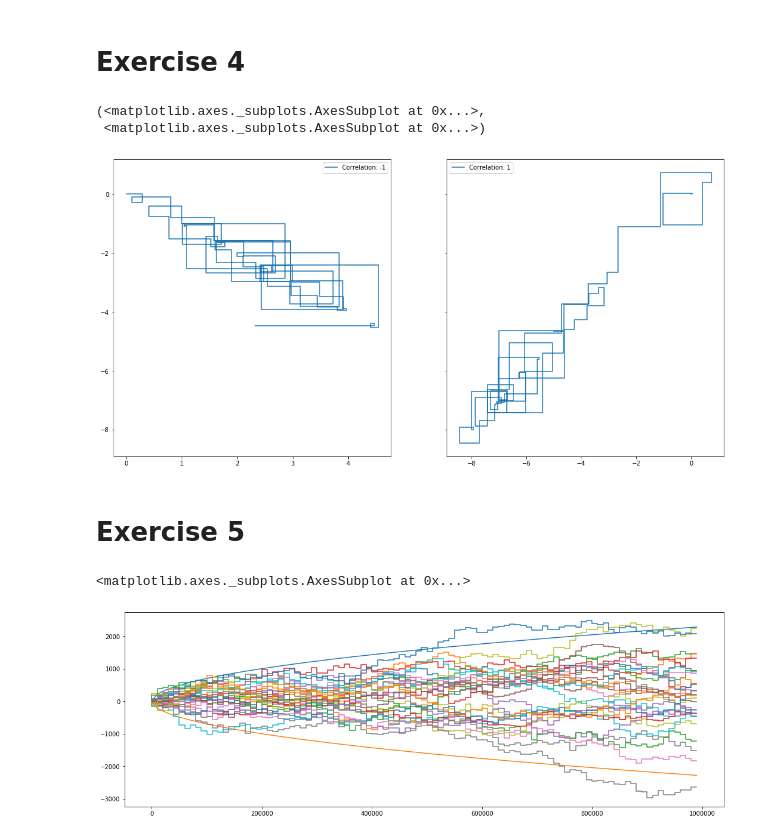
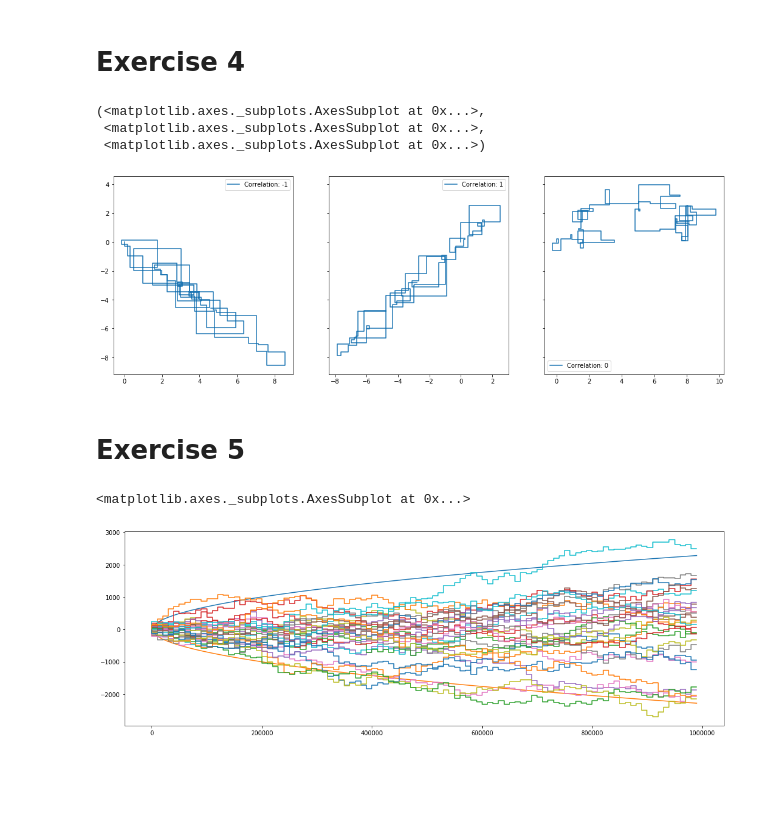
Before and after one commit to stapaw/financial_math, a Jupyter notebook: lab2/lab2.ipynb, the cells around one changed output. Drawn from its saved outputs; the diff is of its cells as text; code cells hidden in the pictures; blank space fills up the shorter version.

Commit message:
fix: correlated wiener process generation - independence working.

```diff
--- a/lab2/lab2.ipynb
+++ b/lab2/lab2.ipynb
@@ -128,22 +128,25 @@ ax
 # %%
 def generate_correlated_wiener(T, correlation):
     w1 = generate_wiener_trajectory1(T)
-    w2 = [0] + [correlation*w1[i-1] + math.sqrt(1-correlation**2)*w1[i] for i in range(1, len(w1))]
-    return w1, w2
+    w2 = generate_wiener_trajectory1(T)
+    v2 = [correlation*w1[i] + math.sqrt(1-correlation**2)*w2[i] for i in range(0, len(w1))]
+    return w1, v2
 # %%
-w1, w2 = generate_correlated_wiener(50, -1)
-f, (ax1, ax2) = plt.subplots(1, 2, sharey=True, figsize=(18, 9))
+f, (ax1, ax2, ax3) = plt.subplots(1, 3, sharey=True, figsize=(18, 6))
 ax1.step(*generate_correlated_wiener(50, -1))
 ax2.step(*generate_correlated_wiener(50, 1))
+ax3.step(*generate_correlated_wiener(50, 0))
 
 ax1.legend(['Correlation: -1'])
 ax2.legend(['Correlation: 1'])
+ax3.legend(['Correlation: 0'])
 
-ax1, ax2
+ax1, ax2, ax3
 # %% [output]
 (<matplotlib.axes._subplots.AxesSubplot at 0x...>,
+ <matplotlib.axes._subplots.AxesSubplot at 0x...>,
  <matplotlib.axes._subplots.AxesSubplot at 0x...>)
-[figure, old version]
+[figure, new version]
 # %% [markdown]
 # Exercise 5
 # %%
@@ -168,4 +171,4 @@ generate_wiener_trajectories(30, 1000000, data)
 ax
 # %% [output]
 <matplotlib.axes._subplots.AxesSubplot at 0x...>
-[figure, old version]
+[figure, new version]
```
Also changed, not shown: parts of 6 cells of this notebook.
